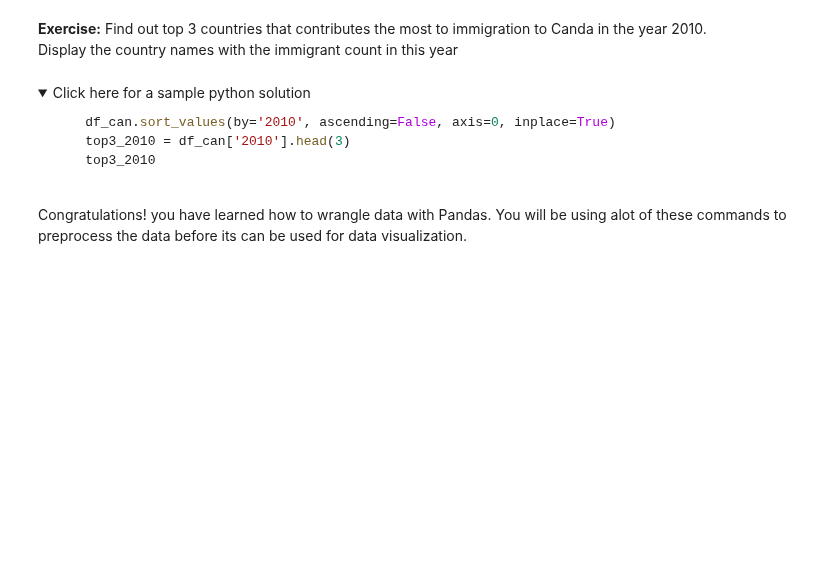
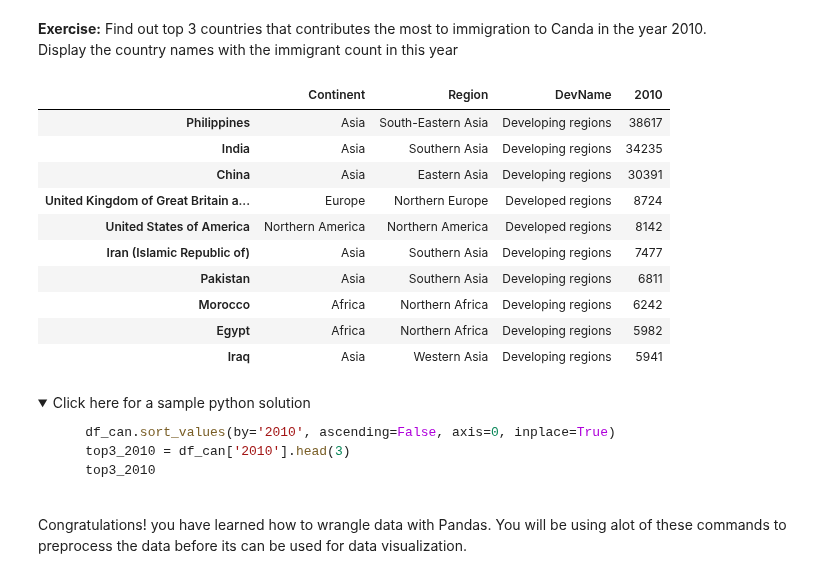
Before and after one commit to CxLos/IBM-Practice-Labs, a Jupyter notebook: 8. Data Visualization with Python/W1 - Intro to Data Visualization Tools/Labs/DV0101EN-Exercise-Dataset-Preprocessing-Exploring-with-Pandas.ipynb, the cells around one changed output. Drawn from its saved outputs; the diff is of its cells as text; code cells hidden in the pictures; folded sections open; blank space fills up the shorter version.

```diff
--- a/8. Data Visualization with Python/W1 - Intro to Data Visualization Tools/Labs/DV0101EN-Exercise-Dataset-Preprocessing-Exploring-with-Pandas.ipynb
+++ b/8. Data Visualization with Python/W1 - Intro to Data Visualization Tools/Labs/DV0101EN-Exercise-Dataset-Preprocessing-Exploring-with-Pandas.ipynb
@@ -383,5 +688,21 @@ top_5
 # %% [markdown]
 **Exercise:** Find out top 3 countries that contributes the most to immigration to Canda in the year 2010. <br> Display the country names with the immigrant count in this year
+# %%
+df_can.sort_values(by='2010', ascending=False, axis=0, inplace=True)
+top_3 = df_can.iloc[:10, [0,1,2,33]]
+top_3
+# %% [output]
+|  | Continent | Region | DevName | 2010 |
+| Philippines | Asia | South-Eastern Asia | Developing regions | 38617 |
+| India | Asia | Southern Asia | Developing regions | 34235 |
+| China | Asia | Eastern Asia | Developing regions | 30391 |
+| United Kingdom of Great Britain a... | Europe | Northern Europe | Developed regions | 8724 |
+| United States of America | Northern America | Northern America | Developed regions | 8142 |
+| Iran (Islamic Republic of) | Asia | Southern Asia | Developing regions | 7477 |
+| Pakistan | Asia | Southern Asia | Developing regions | 6811 |
+| Morocco | Africa | Northern Africa | Developing regions | 6242 |
+| Egypt | Africa | Northern Africa | Developing regions | 5982 |
+| Iraq | Asia | Western Asia | Developing regions | 5941 |
 # %% [markdown]
 <details><summary>Click here for a sample python solution</summary>
 
```
Also changed, not shown: parts of 30 cells of this notebook, 2 other files.
